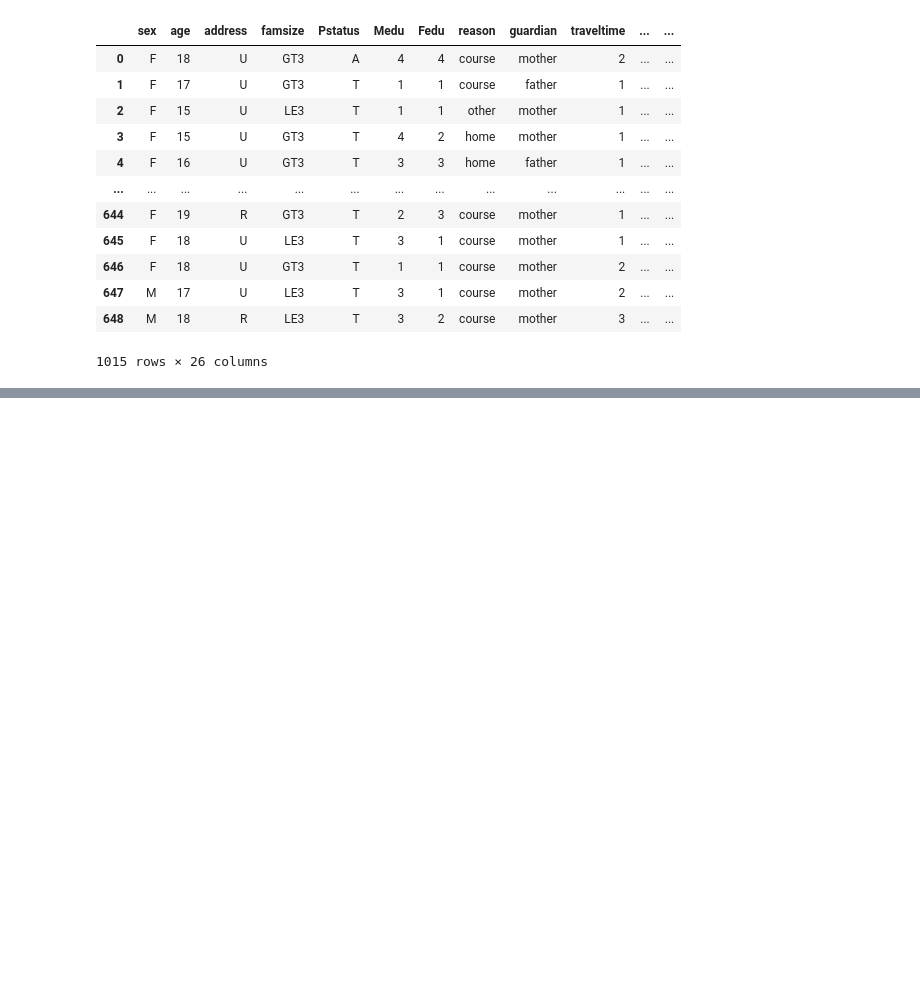
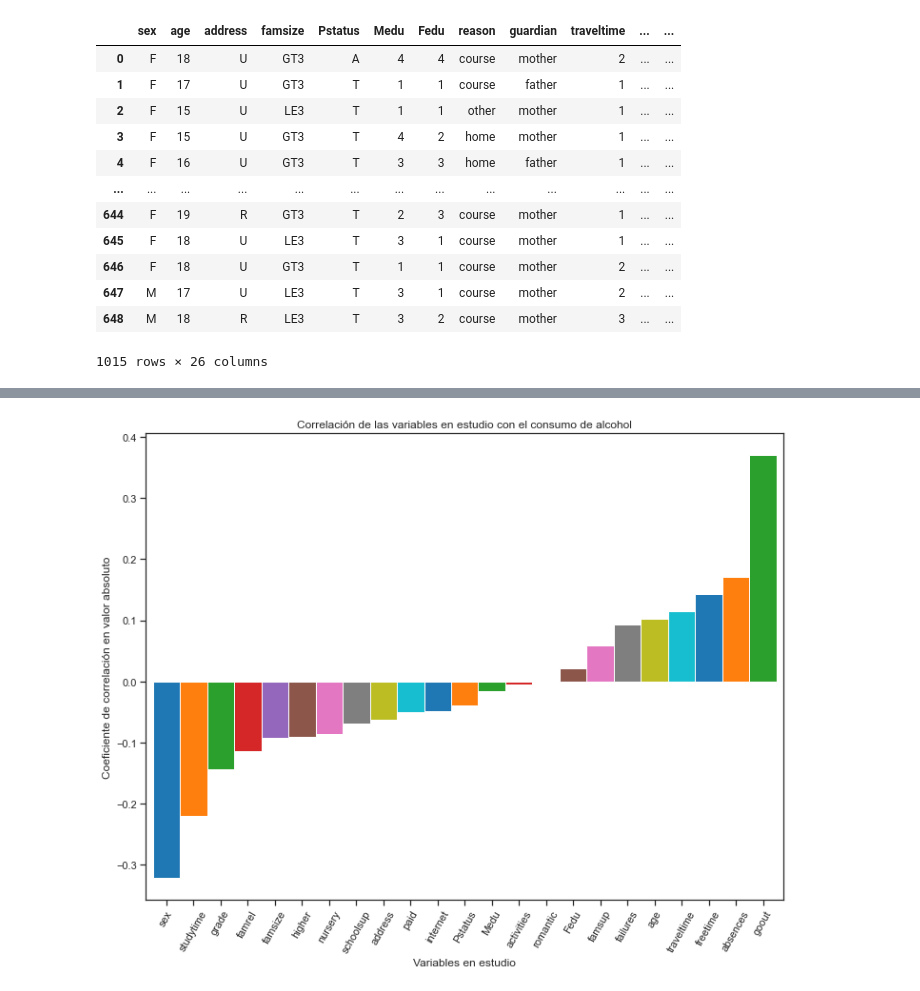
Before and after one commit to Adriagallardo/Adria-Gallardo-Thebridge, a Jupyter notebook: Proyectos/EDA/src/main.ipynb, the cells around one changed output, grey strips where cells are left out. Saved outputs shown, nothing was run; the diff lists cells and outputs as text; code cells hidden in the pictures; blank space fills up the shorter version.

```diff
--- a/Proyectos/EDA/src/main.ipynb
+++ b/Proyectos/EDA/src/main.ipynb
@@ -382,0 +393,7 @@ ValueError: '' is not a valid value for name; supported values are 'Accent', 'Ac
+# %%
+#A continuación se muestran también las correlaciones negativas para asegurar que no se tratan los parámetros al contrario de como se debería.
+
+vi.corr_onevalue_graphic_n(data=correlation_alc, variable = "el consumo de alcohol")
+plt.savefig(".." + os.sep + "reports" + os.sep + "from_main" + os.sep + "images" + os.sep + "correlation_alcohol.jpg")
+# %% [output]
+[figure, added]
```
Also changed, not shown: parts of 34 cells of this notebook, 25 other files.
